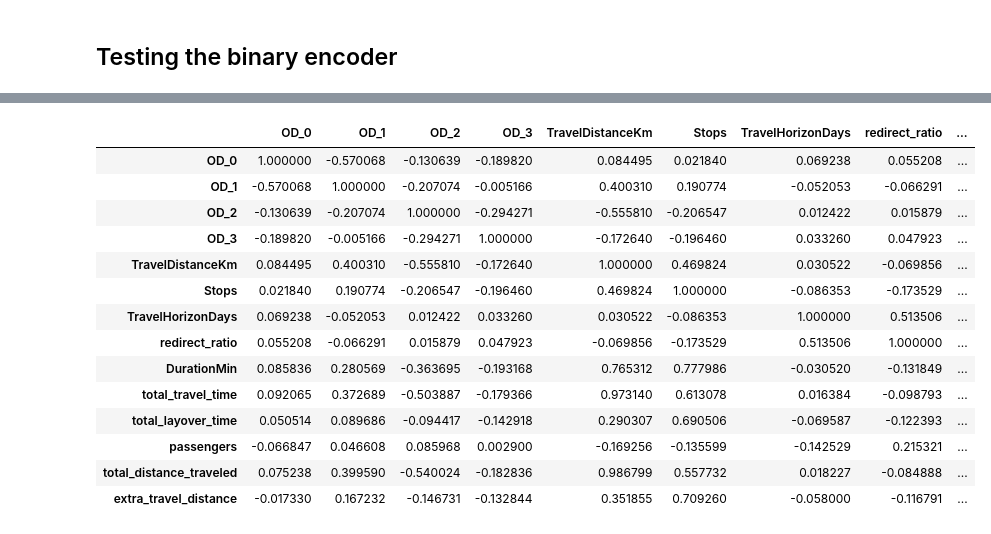
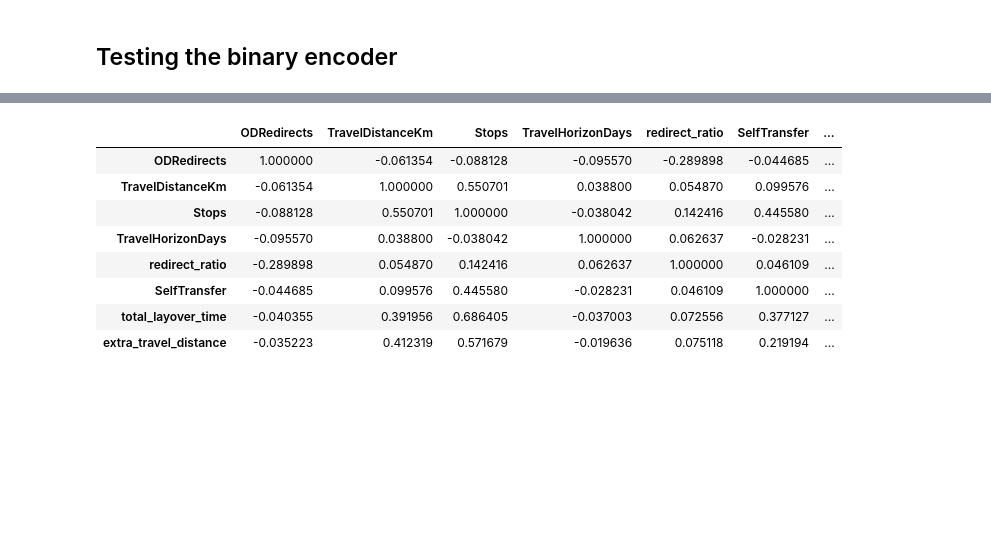
Before and after one commit to LaGenace/OptiFlyAi, a Jupyter notebook: Notebooks/ant_felix_arnaud_data.ipynb, the cells around one changed output, grey strips where cells are left out. Saved outputs shown, nothing was run; the diff lists cells and outputs as text; code cells hidden in the pictures; blank space fills up the shorter version.

```diff
--- a/Notebooks/ant_felix_arnaud_data.ipynb
+++ b/Notebooks/ant_felix_arnaud_data.ipynb
@@ -34,5 +37,5 @@ from utils import *
 # %%
-data = pd.read_csv('../raw_data/top_10_ods.csv')
+data = pd.read_csv('../raw_data/4Mrows.csv')
 # %%
 data.columns
 # %% [output]
@@ -192,22 +121,22 @@ random_forest_columns = ['OD_0', 'OD_1', 'OD_2', 'OD_3' , 'TravelDistanceKm', 'S
+# %%
+model_columns = ['ODRedirects', 'TravelDistanceKm', 'Stops', 'TravelHorizonDays',
+                     'redirect_ratio', 'SelfTransfer',
+                     'total_layover_time', 'extra_travel_distance']
+
+model_data = processed_data[model_columns]
 # %%
-corr_matrix = binary_encoded_data[random_forest_columns].corr()
+corr_matrix = model_data.corr()
 corr_matrix
 # %% [output]
-|  | OD_0 | OD_1 | OD_2 | OD_3 | TravelDistanceKm | Stops | TravelHorizonDays | redirect_ratio | ... |
-| OD_0 | 1.000000 | -0.570068 | -0.130639 | -0.189820 | 0.084495 | 0.021840 | 0.069238 | 0.055208 | ... |
-| OD_1 | -0.570068 | 1.000000 | -0.207074 | -0.005166 | 0.400310 | 0.190774 | -0.052053 | -0.066291 | ... |
-| OD_2 | -0.130639 | -0.207074 | 1.000000 | -0.294271 | -0.555810 | -0.206547 | 0.012422 | 0.015879 | ... |
-| OD_3 | -0.189820 | -0.005166 | -0.294271 | 1.000000 | -0.172640 | -0.196460 | 0.033260 | 0.047923 | ... |
-| TravelDistanceKm | 0.084495 | 0.400310 | -0.555810 | -0.172640 | 1.000000 | 0.469824 | 0.030522 | -0.069856 | ... |
-| Stops | 0.021840 | 0.190774 | -0.206547 | -0.196460 | 0.469824 | 1.000000 | -0.086353 | -0.173529 | ... |
-| TravelHorizonDays | 0.069238 | -0.052053 | 0.012422 | 0.033260 | 0.030522 | -0.086353 | 1.000000 | 0.513506 | ... |
-| redirect_ratio | 0.055208 | -0.066291 | 0.015879 | 0.047923 | -0.069856 | -0.173529 | 0.513506 | 1.000000 | ... |
-| DurationMin | 0.085836 | 0.280569 | -0.363695 | -0.193168 | 0.765312 | 0.777986 | -0.030520 | -0.131849 | ... |
-| total_travel_time | 0.092065 | 0.372689 | -0.503887 | -0.179366 | 0.973140 | 0.613078 | 0.016384 | -0.098793 | ... |
-| total_layover_time | 0.050514 | 0.089686 | -0.094417 | -0.142918 | 0.290307 | 0.690506 | -0.069587 | -0.122393 | ... |
-| passengers | -0.066847 | 0.046608 | 0.085968 | 0.002900 | -0.169256 | -0.135599 | -0.142529 | 0.215321 | ... |
-| total_distance_traveled | 0.075238 | 0.399590 | -0.540024 | -0.182836 | 0.986799 | 0.557732 | 0.018227 | -0.084888 | ... |
-| extra_travel_distance | -0.017330 | 0.167232 | -0.146731 | -0.132844 | 0.351855 | 0.709260 | -0.058000 | -0.116791 | ... |
+|  | ODRedirects | TravelDistanceKm | Stops | TravelHorizonDays | redirect_ratio | SelfTransfer | ... |
+| ODRedirects | 1.000000 | -0.061354 | -0.088128 | -0.095570 | -0.289898 | -0.044685 | ... |
+| TravelDistanceKm | -0.061354 | 1.000000 | 0.550701 | 0.038800 | 0.054870 | 0.099576 | ... |
+| Stops | -0.088128 | 0.550701 | 1.000000 | -0.038042 | 0.142416 | 0.445580 | ... |
+| TravelHorizonDays | -0.095570 | 0.038800 | -0.038042 | 1.000000 | 0.062637 | -0.028231 | ... |
+| redirect_ratio | -0.289898 | 0.054870 | 0.142416 | 0.062637 | 1.000000 | 0.046109 | ... |
+| SelfTransfer | -0.044685 | 0.099576 | 0.445580 | -0.028231 | 0.046109 | 1.000000 | ... |
+| total_layover_time | -0.040355 | 0.391956 | 0.686405 | -0.037003 | 0.072556 | 0.377127 | ... |
+| extra_travel_distance | -0.035223 | 0.412319 | 0.571679 | -0.019636 | 0.075118 | 0.219194 | ... |
 # %%
 import seaborn as sns
 plt.figure(figsize=(18,8))
```
Also changed, not shown: parts of 39 cells of this notebook, 1 other file.
